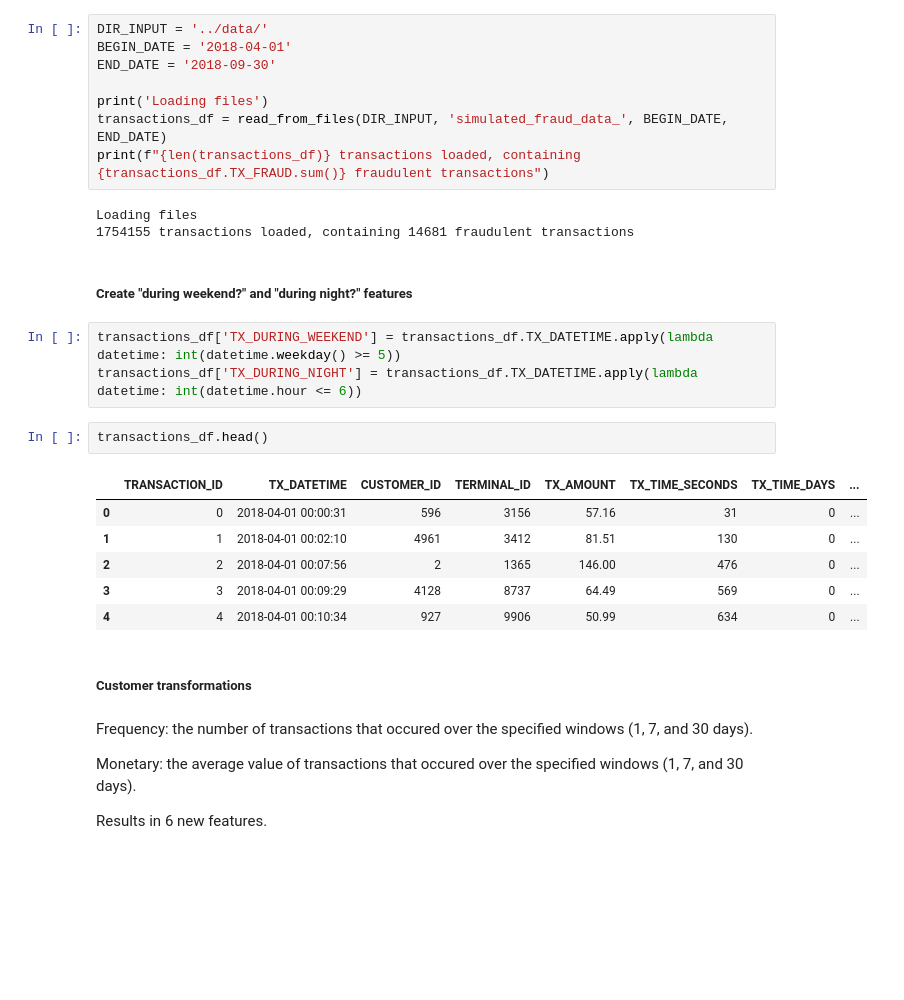
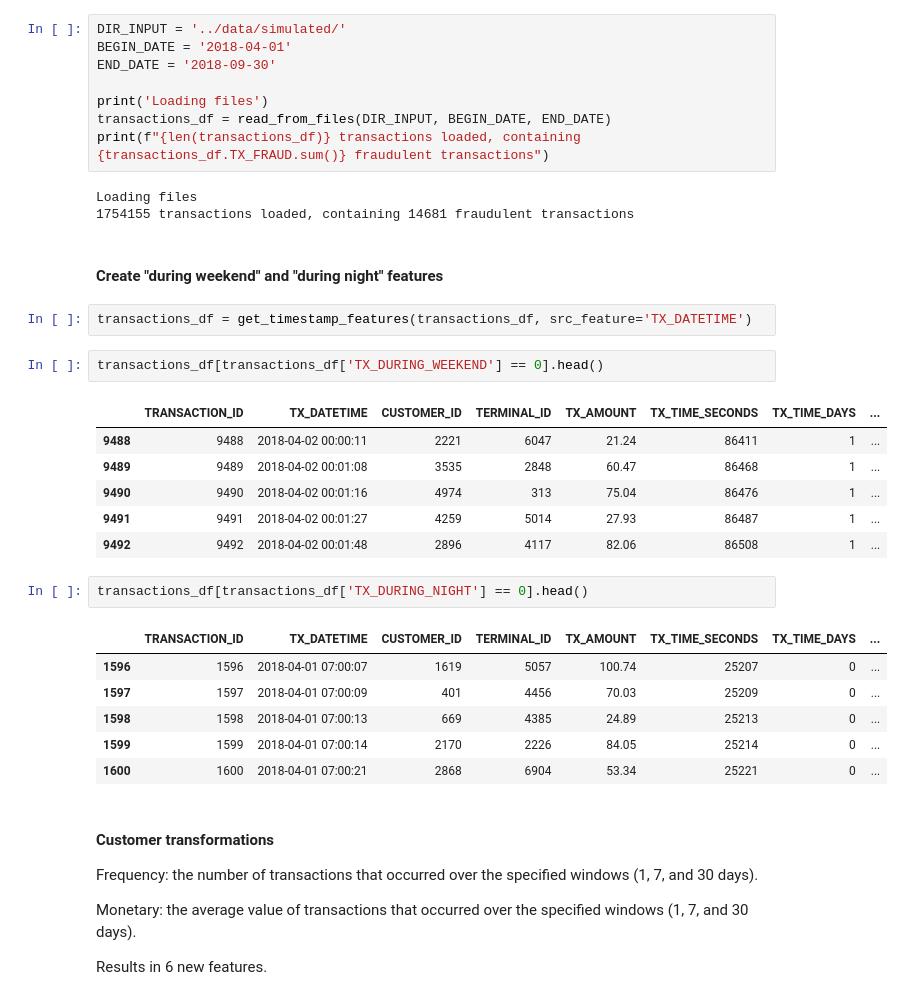
Before and after one commit to felixglush/credit-card-fraud, a Jupyter notebook: notebooks/Feature Transformations.ipynb, the cells around one changed output. Cells and saved outputs as stored; diff of their text form; blank space fills up the shorter version.

```diff
--- a/notebooks/Feature Transformations.ipynb
+++ b/notebooks/Feature Transformations.ipynb
@@ -16,33 +22,41 @@ from shared_functions import read_from_files
 # %%
-DIR_INPUT = '../data/'
+DIR_INPUT = '../data/simulated/'
 BEGIN_DATE = '2018-04-01'
 END_DATE = '2018-09-30'
 
 print('Loading files')
-transactions_df = read_from_files(DIR_INPUT, 'simulated_fraud_data_', BEGIN_DATE, END_DATE)
+transactions_df = read_from_files(DIR_INPUT, BEGIN_DATE, END_DATE)
 print(f"{len(transactions_df)} transactions loaded, containing {transactions_df.TX_FRAUD.sum()} fraudulent transactions")
 # %% [output]
 Loading files
 1754155 transactions loaded, containing 14681 fraudulent transactions
 # %% [markdown]
-##### Create "during weekend?" and "during night?" features
+#### Create "during weekend" and "during night" features
-# %%
-transactions_df['TX_DURING_WEEKEND'] = transactions_df.TX_DATETIME.apply(lambda datetime: int(datetime.weekday() >= 5))
-transactions_df['TX_DURING_NIGHT'] = transactions_df.TX_DATETIME.apply(lambda datetime: int(datetime.hour <= 6))
+# %%
+transactions_df = get_timestamp_features(transactions_df, src_feature='TX_DATETIME')
 # %%
-transactions_df.head()
+transactions_df[transactions_df['TX_DURING_WEEKEND'] == 0].head()
 # %% [output]
 |  | TRANSACTION_ID | TX_DATETIME | CUSTOMER_ID | TERMINAL_ID | TX_AMOUNT | TX_TIME_SECONDS | TX_TIME_DAYS | ... |
-| 0 | 0 | 2018-04-01 00:00:31 | 596 | 3156 | 57.16 | 31 | 0 | ... |
-| 1 | 1 | 2018-04-01 00:02:10 | 4961 | 3412 | 81.51 | 130 | 0 | ... |
-| 2 | 2 | 2018-04-01 00:07:56 | 2 | 1365 | 146.00 | 476 | 0 | ... |
-| 3 | 3 | 2018-04-01 00:09:29 | 4128 | 8737 | 64.49 | 569 | 0 | ... |
-| 4 | 4 | 2018-04-01 00:10:34 | 927 | 9906 | 50.99 | 634 | 0 | ... |
+| 9488 | 9488 | 2018-04-02 00:00:11 | 2221 | 6047 | 21.24 | 86411 | 1 | ... |
+| 9489 | 9489 | 2018-04-02 00:01:08 | 3535 | 2848 | 60.47 | 86468 | 1 | ... |
+| 9490 | 9490 | 2018-04-02 00:01:16 | 4974 | 313 | 75.04 | 86476 | 1 | ... |
+| 9491 | 9491 | 2018-04-02 00:01:27 | 4259 | 5014 | 27.93 | 86487 | 1 | ... |
+| 9492 | 9492 | 2018-04-02 00:01:48 | 2896 | 4117 | 82.06 | 86508 | 1 | ... |
-# %% [markdown]
-##### Customer transformations
+# %%
+transactions_df[transactions_df['TX_DURING_NIGHT'] == 0].head()
+# %% [output]
+|  | TRANSACTION_ID | TX_DATETIME | CUSTOMER_ID | TERMINAL_ID | TX_AMOUNT | TX_TIME_SECONDS | TX_TIME_DAYS | ... |
+| 1596 | 1596 | 2018-04-01 07:00:07 | 1619 | 5057 | 100.74 | 25207 | 0 | ... |
+| 1597 | 1597 | 2018-04-01 07:00:09 | 401 | 4456 | 70.03 | 25209 | 0 | ... |
+| 1598 | 1598 | 2018-04-01 07:00:13 | 669 | 4385 | 24.89 | 25213 | 0 | ... |
+| 1599 | 1599 | 2018-04-01 07:00:14 | 2170 | 2226 | 84.05 | 25214 | 0 | ... |
+| 1600 | 1600 | 2018-04-01 07:00:21 | 2868 | 6904 | 53.34 | 25221 | 0 | ... |
 # %% [markdown]
-Frequency: the number of transactions that occured over the specified windows (1, 7, and 30 days).
+#### Customer transformations
 
-Monetary: the average value of transactions that occured over the specified windows (1, 7, and 30 days).
+Frequency: the number of transactions that occurred over the specified windows (1, 7, and 30 days).
+
+Monetary: the average value of transactions that occurred over the specified windows (1, 7, and 30 days).
 
 Results in 6 new features.
```
Also changed, not shown: parts of 17 cells of this notebook, 3 other files.
